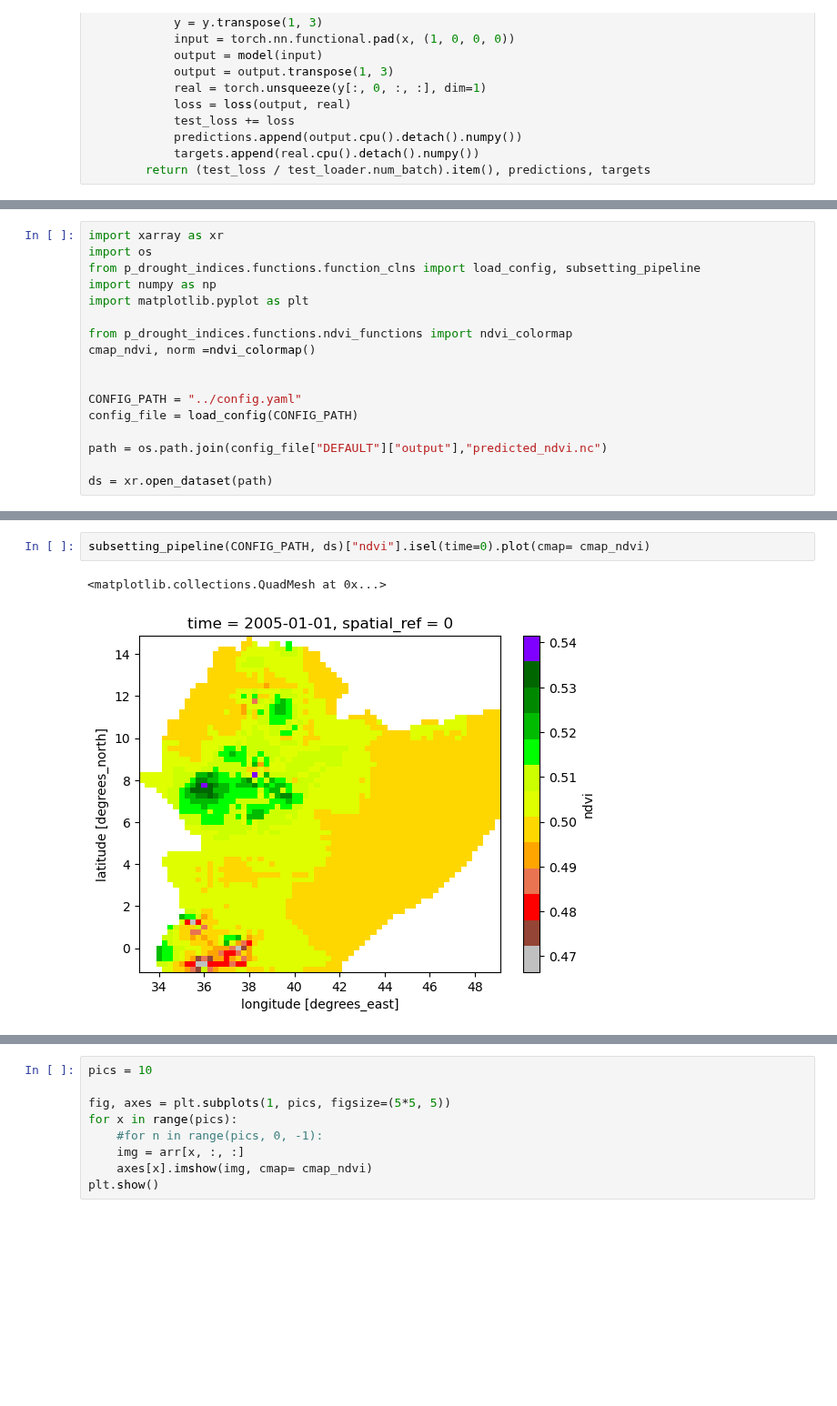
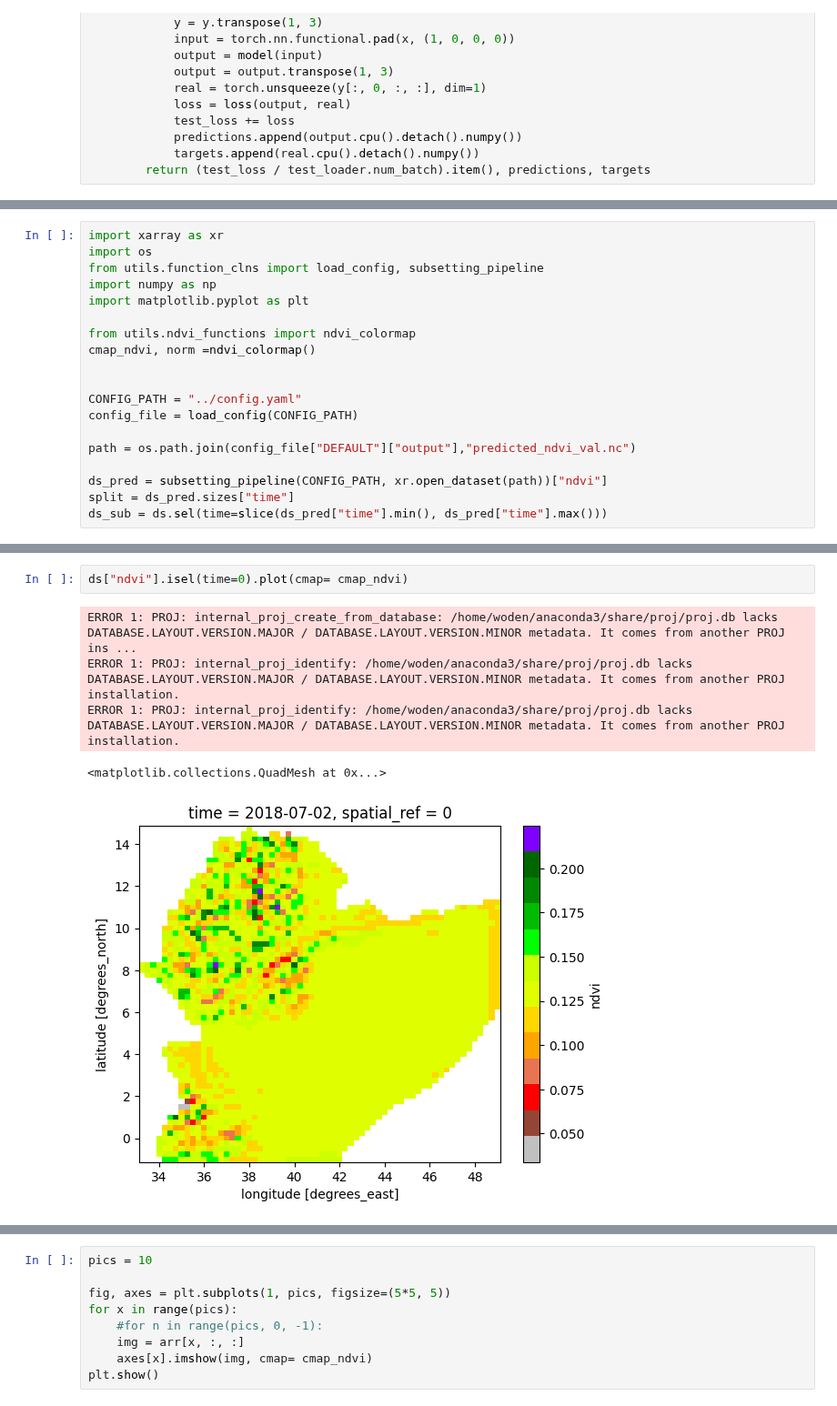
Before and after one commit to Riccardo7-DS/Indices_analysis, a Jupyter notebook: notebooks/model.ipynb, the cells around one changed output, grey strips where cells are left out. Shown at 91% size. Saved outputs shown, nothing was run; the diff lists cells and outputs as text; blank space fills up the shorter version.

```diff
--- a/notebooks/model.ipynb
+++ b/notebooks/model.ipynb
@@ -511,17 +420,19 @@ realy dims is: {} torch.Size([219, 2531, 12])
 # %%
 import xarray as xr
 import os
-from p_drought_indices.functions.function_clns import load_config, subsetting_pipeline
+from utils.function_clns import load_config, subsetting_pipeline
 import numpy as np
 import matplotlib.pyplot as plt
 
-from p_drought_indices.functions.ndvi_functions import ndvi_colormap
+from utils.ndvi_functions import ndvi_colormap
 cmap_ndvi, norm =ndvi_colormap()
 
 
 CONFIG_PATH = "../config.yaml"
 config_file = load_config(CONFIG_PATH)
 
-path = os.path.join(config_file["DEFAULT"]["output"],"predicted_ndvi.nc")
+path = os.path.join(config_file["DEFAULT"]["output"],"predicted_ndvi_val.nc")
 
-ds = xr.open_dataset(path)
+ds_pred = subsetting_pipeline(CONFIG_PATH, xr.open_dataset(path))["ndvi"]
+split = ds_pred.sizes["time"]
+ds_sub = ds.sel(time=slice(ds_pred["time"].min(), ds_pred["time"].max()))
@@ -528,5 +458,8 @@ ds = xr.open_dataset(path)
 # %%
-subsetting_pipeline(CONFIG_PATH, ds)["ndvi"].isel(time=0).plot(cmap= cmap_ndvi)
+ds["ndvi"].isel(time=0).plot(cmap= cmap_ndvi)
 # %% [output]
-<matplotlib.collections.QuadMesh at 0x...>
+ERROR 1: PROJ: internal_proj_create_from_database: /home/woden/anaconda3/share/proj/proj.db lacks DATABASE.LAYOUT.VERSION.MAJOR / DATABASE.LAYOUT.VERSION.MINOR metadata. It comes from another PROJ ins ...
+ERROR 1: PROJ: internal_proj_identify: /home/woden/anaconda3/share/proj/proj.db lacks DATABASE.LAYOUT.VERSION.MAJOR / DATABASE.LAYOUT.VERSION.MINOR metadata. It comes from another PROJ installation.
+ERROR 1: PROJ: internal_proj_identify: /home/woden/anaconda3/share/proj/proj.db lacks DATABASE.LAYOUT.VERSION.MAJOR / DATABASE.LAYOUT.VERSION.MINOR metadata. It comes from another PROJ installation.
+<matplotlib.collections.QuadMesh at 0x...>
-[figure, old version]
+[figure, new version]
```
Also changed, not shown: parts of 16 cells of this notebook, 13 other files.
